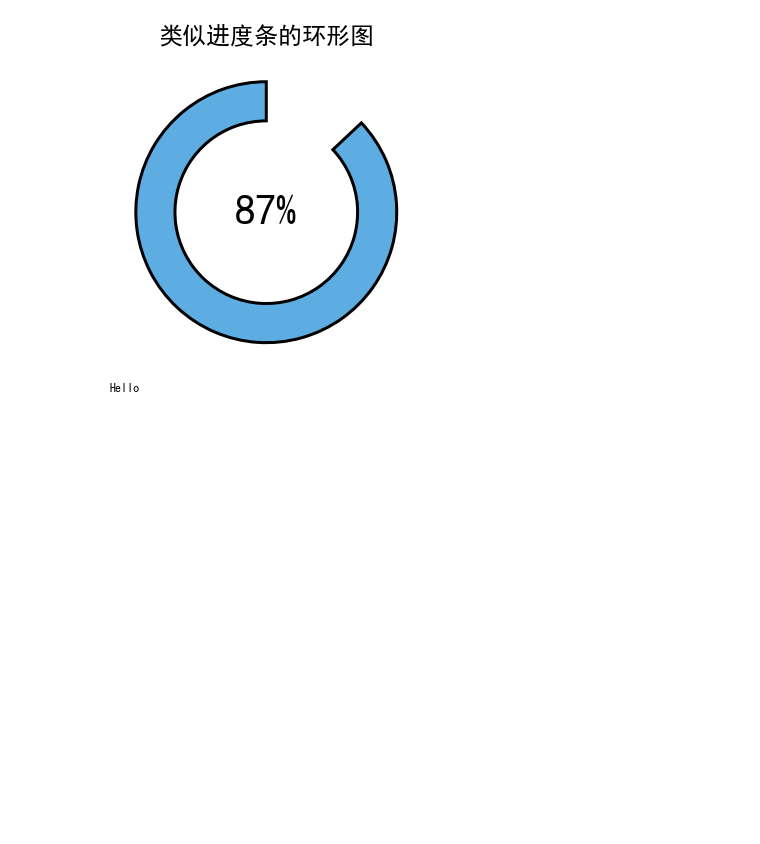
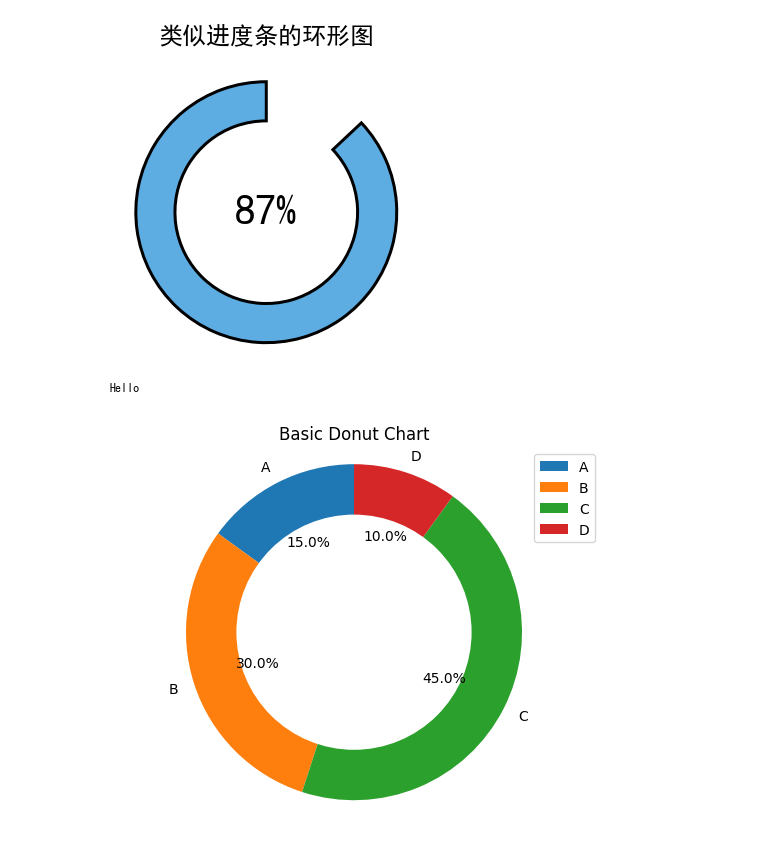
Before and after one commit to Fcscanf/JupyterWorkSpace, a Jupyter notebook: Visualization/Matplotlib/圆环图.ipynb, the cells around one changed output. Drawn from its saved outputs; the diff is of its cells as text; code cells hidden in the pictures; blank space fills up the shorter version.

Commit message:
Matplotlib绘图示例新增：圆环图示例

```diff
--- a/Visualization/Matplotlib/圆环图.ipynb
+++ b/Visualization/Matplotlib/圆环图.ipynb
@@ -46,3 +46,29 @@ p = plt.gcf()
 p.gca().add_artist(my_circle)
 
 plt.show()
+# %%
+import matplotlib.pyplot as plt
+
+# 数据
+labels = ['A', 'B', 'C', 'D']
+sizes = [15, 30, 45, 10]
+
+# 创建圆环图
+fig, ax = plt.subplots()
+ax.pie(sizes, labels=labels, autopct='%1.1f%%', startangle=90)
+
+# 内圆半径，实现圆环效果
+circle = plt.Circle((0, 0), 0.7, fc='white')
+fig.gca().add_artist(circle)
+
+# 显示图例
+plt.legend(labels, loc='best')
+
+# 设置标题
+plt.title("Basic Donut Chart")
+
+# 显示图表
+plt.axis('equal')
+plt.show()
+# %% [output]
+[figure, added]
```
Also changed, not shown: parts of 4 cells of this notebook.
